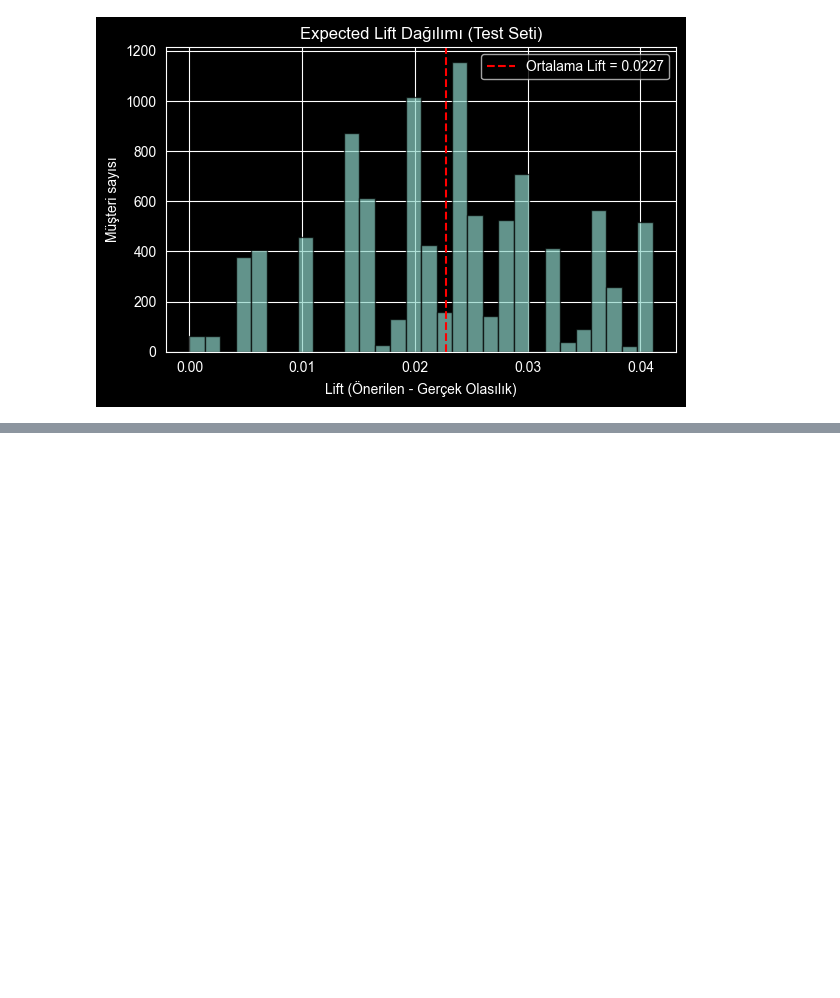
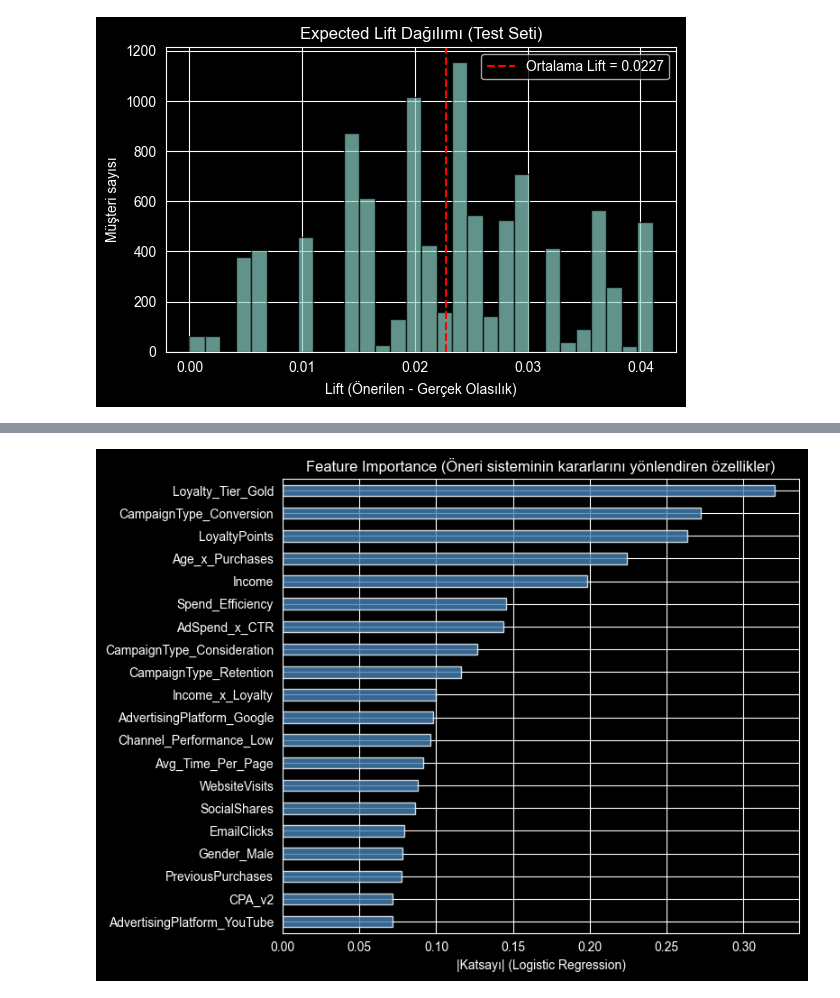
Before and after one commit to barkobt/tubitak-marketing-analytics, a Jupyter notebook: notebooks/05_recommender_system.ipynb, the cells around one changed output, grey strips where cells are left out. Cells and saved outputs as stored; diff of their text form; code cells hidden in the pictures; blank space fills up the shorter version.

```diff
--- a/notebooks/05_recommender_system.ipynb
+++ b/notebooks/05_recommender_system.ipynb
@@ -268,0 +306,24 @@ plt.show()
+# %%
+# Feature Importance: 04'teki final model LogisticRegression; katsayılar önem sırası verir
+if hasattr(model, "coef_"):
+    imp = np.abs(model.coef_[0])
+    imp_series = pd.Series(imp, index=feature_columns).sort_values(ascending=False)
+    top_n = min(20, len(imp_series))
+    fig, ax = plt.subplots(figsize=(8, 6))
+    imp_series.head(top_n).plot(kind="barh", ax=ax, color="steelblue", alpha=0.8)
+    ax.set_xlabel("|Katsayı| (Logistic Regression)")
+    ax.set_title("Feature Importance (Öneri sisteminin kararlarını yönlendiren özellikler)")
+    ax.invert_yaxis()
+    plt.tight_layout()
+    plt.savefig("../reports/05_recommender/feature_importance.png", dpi=120, bbox_inches="tight")
+    plt.show()
+else:
+    # Tree-based model ise feature_importances_
+    imp = model.feature_importances_
+    imp_series = pd.Series(imp, index=feature_columns).sort_values(ascending=False)
+    imp_series.head(20).plot(kind="barh", figsize=(8, 6), title="Feature Importance")
+    plt.tight_layout()
+    plt.savefig("../reports/05_recommender/feature_importance.png", dpi=120, bbox_inches="tight")
+    plt.show()
+# %% [output]
+[figure, added]
```
Also changed, not shown: parts of 6 cells of this notebook.
